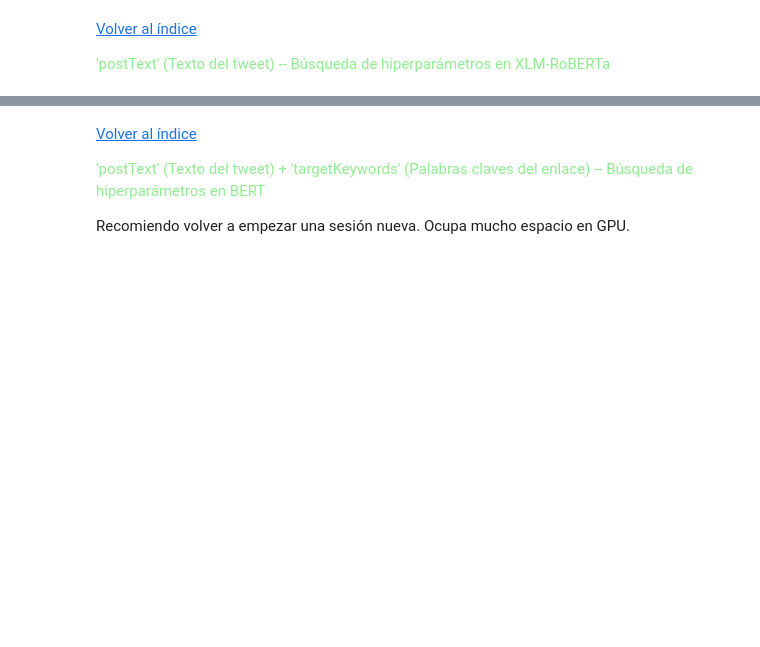
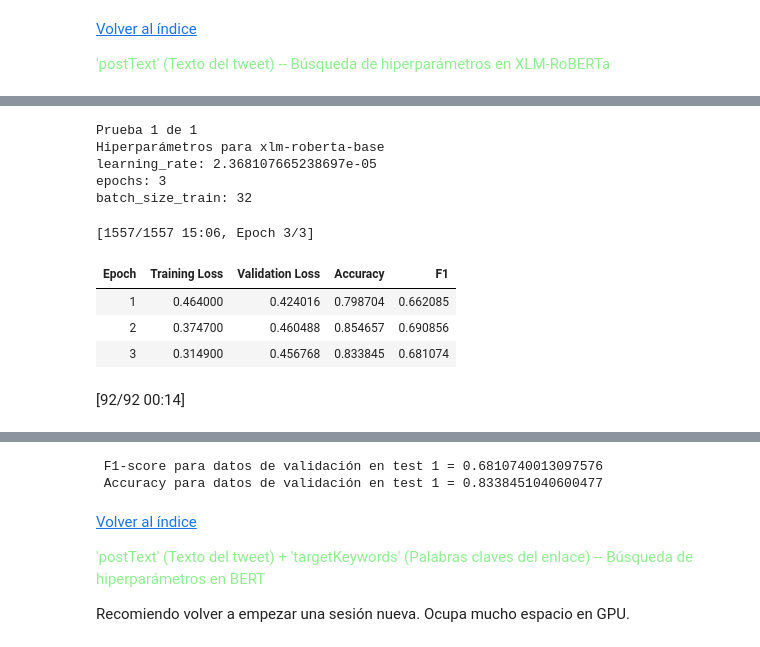
Before and after one commit to Albmargar1/ClickbaitDetector, a Jupyter notebook: main.ipynb, the cells around one changed output, grey strips where cells are left out. Drawn from its saved outputs; the diff is of its cells as text; code cells hidden in the pictures; blank space fills up the shorter version.

```diff
--- a/main.ipynb
+++ b/main.ipynb
@@ -377,9 +382,11 @@ config_M3['checkpoint'] = 'xlm-roberta-base'
 config_M3['model_name'] = default_config['checkpoint'] + '-clickbait'
 config_M3['finetuned_model_dir'] = './ClickbaitDetector/model/' + default_config['model_name']
 config_M3['inputs'] = ['postText']
+config_M3['n_trials'] = 1
 
 default_config['hp'] = {'learning_rate': [1e-5, 5e-5],
                         'epochs': [2,4],
                         'batch_size_train': [16, 32]}
 
 training(config_M3['train_dir'],config_M3)
+# %% [output]
@@ -385,0 +394,11 @@ training(config_M3['train_dir'],config_M3)
+Prueba 1 de 1
+Hiperparámetros para xlm-roberta-base
+learning_rate: 2.368107665238697e-05
+epochs: 3
+batch_size_train: 32
+[1557/1557 15:06, Epoch 3/3]
+| Epoch | Training Loss | Validation Loss | Accuracy | F1 |
+| 1 | 0.464000 | 0.424016 | 0.798704 | 0.662085 |
+| 2 | 0.374700 | 0.460488 | 0.854657 | 0.690856 |
+| 3 | 0.314900 | 0.456768 | 0.833845 | 0.681074 |
+[92/92 00:14]
@@ -386,3 +406,5 @@ training(config_M3['train_dir'],config_M3)
+ F1-score para datos de validación en test 1 = 0.6810740013097576
+ Accuracy para datos de validación en test 1 = 0.8338451040600477
 # %% [markdown]
 [Volver al índice](#Index)
 
```
Also changed, not shown: parts of 14 cells of this notebook.
